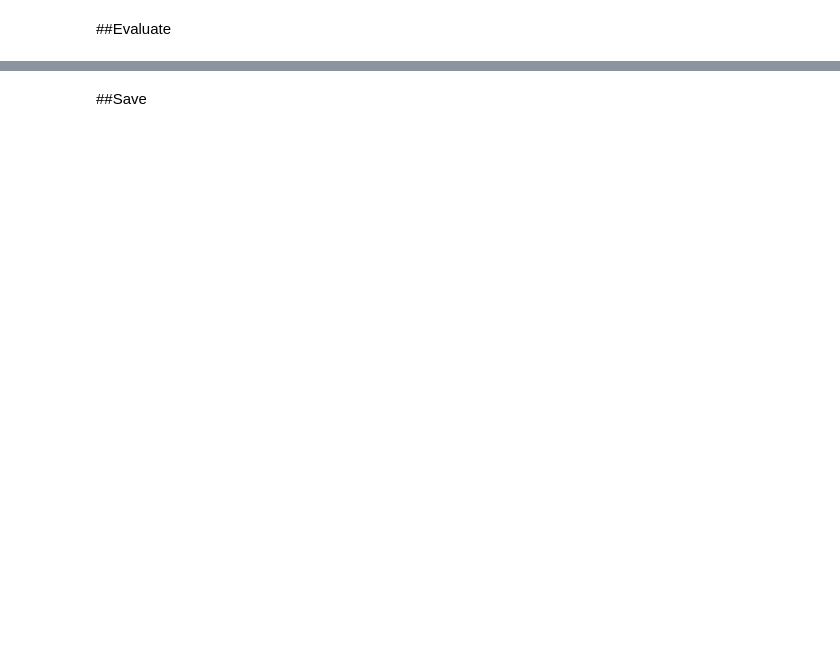
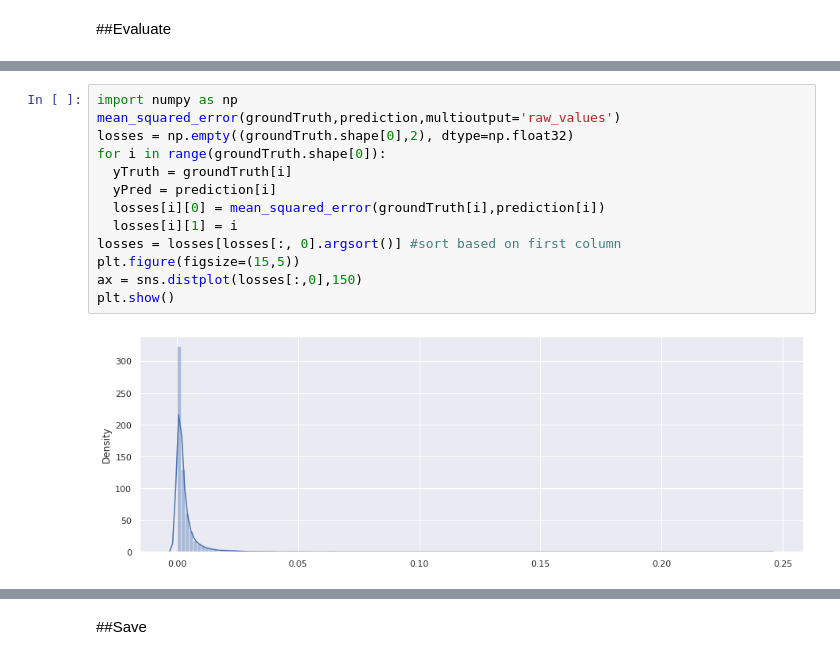
Before and after one commit to Egoago/DepressionClassification, a Jupyter notebook: EyeTracker.ipynb, the cells around one changed output, grey strips where cells are left out. Saved outputs shown, nothing was run; the diff lists cells and outputs as text; blank space fills up the shorter version.

```diff
--- a/EyeTracker.ipynb
+++ b/EyeTracker.ipynb
@@ -217,0 +222,15 @@ time: 8.08 s (started: 2021-05-04 13:40:26 +00:00)
+# %%
+import numpy as np
+mean_squared_error(groundTruth,prediction,multioutput='raw_values')
+losses = np.empty((groundTruth.shape[0],2), dtype=np.float32)
+for i in range(groundTruth.shape[0]):
+  yTruth = groundTruth[i]
+  yPred = prediction[i]
+  losses[i][0] = mean_squared_error(groundTruth[i],prediction[i])
+  losses[i][1] = i
+losses = losses[losses[:, 0].argsort()] #sort based on first column
+plt.figure(figsize=(15,5))
+ax = sns.distplot(losses[:,0],150)
+plt.show()
+# %% [output]
+[figure, added]
```
Also changed, not shown: parts of 13 cells of this notebook.
